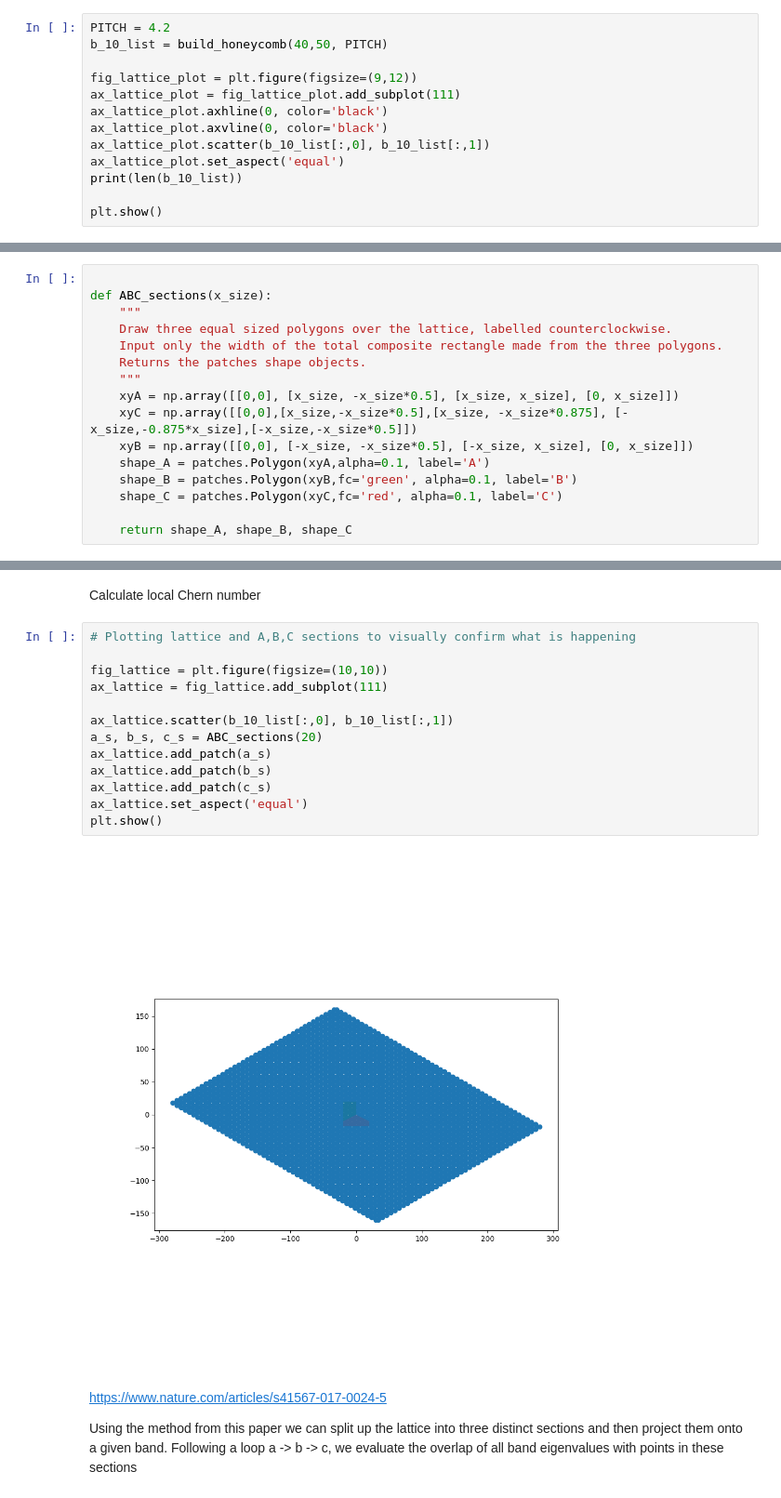
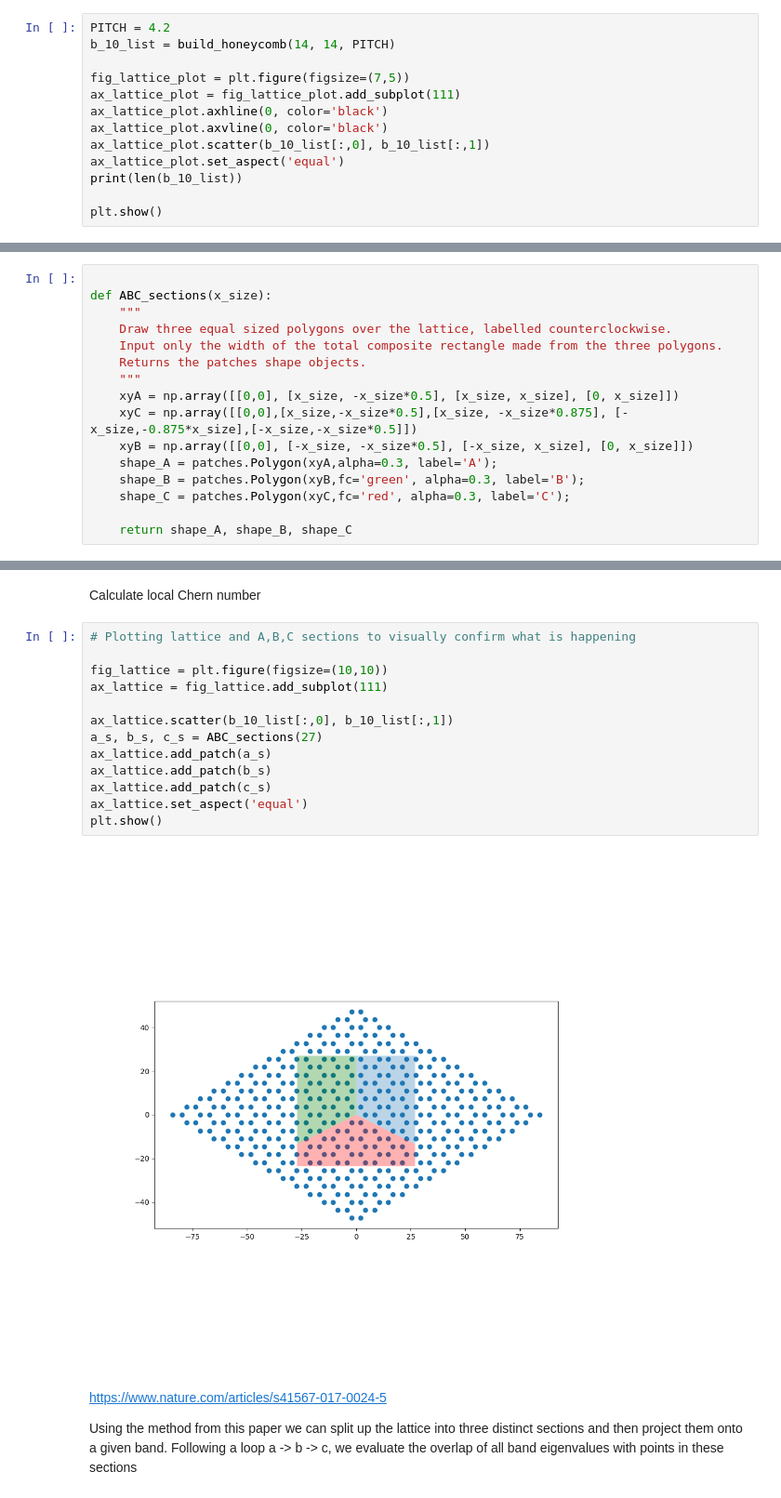
Before and after one commit to NRobertsF91W/PhD-Jupyter-Notebooks, a Jupyter notebook: twisted honeycomb numerical analysis chern number.ipynb, the cells around one changed output, grey strips where cells are left out. Shown at 93% size. Drawn from its saved outputs; the diff is of its cells as text.

```diff
--- a/twisted honeycomb numerical analysis chern number.ipynb
+++ b/twisted honeycomb numerical analysis chern number.ipynb
@@ -54,9 +57,9 @@ def build_honeycomb(n,m, pitch):
     return centered_coord_list
 # %%
 PITCH = 4.2
-b_10_list = build_honeycomb(40,50, PITCH)
+b_10_list = build_honeycomb(14, 14, PITCH)
 
-fig_lattice_plot = plt.figure(figsize=(9,12))
+fig_lattice_plot = plt.figure(figsize=(7,5))
 ax_lattice_plot = fig_lattice_plot.add_subplot(111)
 ax_lattice_plot.axhline(0, color='black')
 ax_lattice_plot.axvline(0, color='black')
@@ -143,9 +146,9 @@ def ABC_sections(x_size):
     xyA = np.array([[0,0], [x_size, -x_size*0.5], [x_size, x_size], [0, x_size]])
     xyC = np.array([[0,0],[x_size,-x_size*0.5],[x_size, -x_size*0.875], [-x_size,-0.875*x_size],[-x_size,-x_size*0.5]])
     xyB = np.array([[0,0], [-x_size, -x_size*0.5], [-x_size, x_size], [0, x_size]])
-    shape_A = patches.Polygon(xyA,alpha=0.1, label='A')
-    shape_B = patches.Polygon(xyB,fc='green', alpha=0.1, label='B')
-    shape_C = patches.Polygon(xyC,fc='red', alpha=0.1, label='C')
+    shape_A = patches.Polygon(xyA,alpha=0.3, label='A');
+    shape_B = patches.Polygon(xyB,fc='green', alpha=0.3, label='B');
+    shape_C = patches.Polygon(xyC,fc='red', alpha=0.3, label='C');
 
     return shape_A, shape_B, shape_C
 # %%
@@ -328,18 +332,18 @@ Calculate local Chern number
 # %%
 # Plotting lattice and A,B,C sections to visually confirm what is happening
 
 fig_lattice = plt.figure(figsize=(10,10))
 ax_lattice = fig_lattice.add_subplot(111)
 
 ax_lattice.scatter(b_10_list[:,0], b_10_list[:,1])
-a_s, b_s, c_s = ABC_sections(20)
+a_s, b_s, c_s = ABC_sections(27)
 ax_lattice.add_patch(a_s)
 ax_lattice.add_patch(b_s)
 ax_lattice.add_patch(c_s)
 ax_lattice.set_aspect('equal')
 plt.show()
 # %% [output]
-[figure, old version]
+[figure, new version]
 # %% [markdown]
 https://www.nature.com/articles/s41567-017-0024-5
 
```
Also changed, not shown: parts of 25 cells of this notebook, 9 other files.
